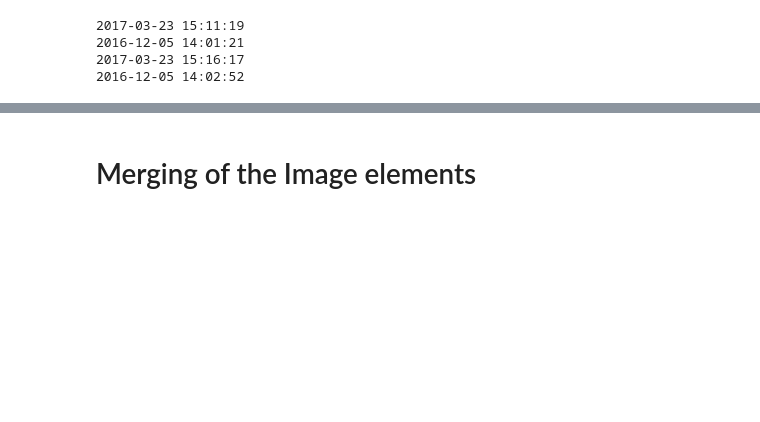
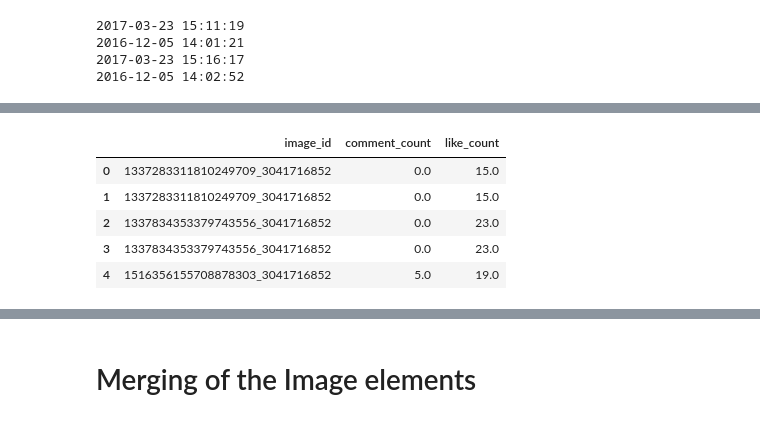
Before and after one commit to taxipapak/Marketing_Case, a Jupyter notebook: Marketing_Deployment.ipynb, the cells around one changed output, grey strips where cells are left out. Cells and saved outputs as stored; diff of their text form; code cells hidden in the pictures; blank space fills up the shorter version.

```diff
--- a/Marketing_Deployment.ipynb
+++ b/Marketing_Deployment.ipynb
@@ -116,0 +114,13 @@ print survey_df['end_q'].min()
+# %%
+#Drop unnecessary columns in metrics_df dataframework
+metrics_df.head()
+drop = ['comment_count_time_created','like_count_time_created']
+metrics_df =  metrics_df.drop(drop,axis=1)
+metrics_df.head()
+# %% [output]
+|  | image_id | comment_count | like_count |
+| 0 | 1337283311810249709_3041716852 | 0.0 | 15.0 |
+| 1 | 1337283311810249709_3041716852 | 0.0 | 15.0 |
+| 2 | 1337834353379743556_3041716852 | 0.0 | 23.0 |
+| 3 | 1337834353379743556_3041716852 | 0.0 | 23.0 |
+| 4 | 1516356155708878303_3041716852 | 5.0 | 19.0 |
```
Also changed, not shown: parts of 21 cells of this notebook.
